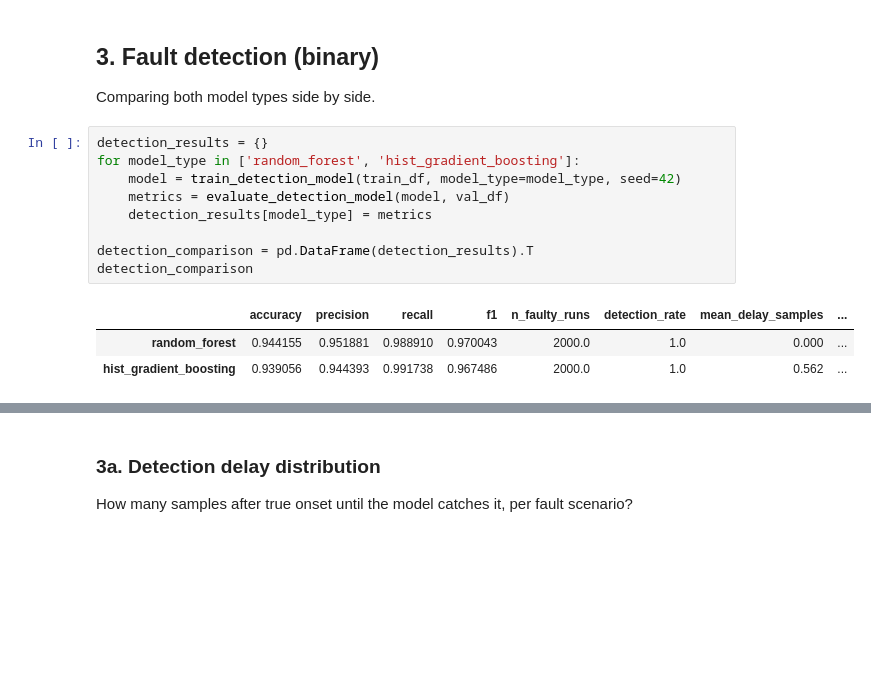
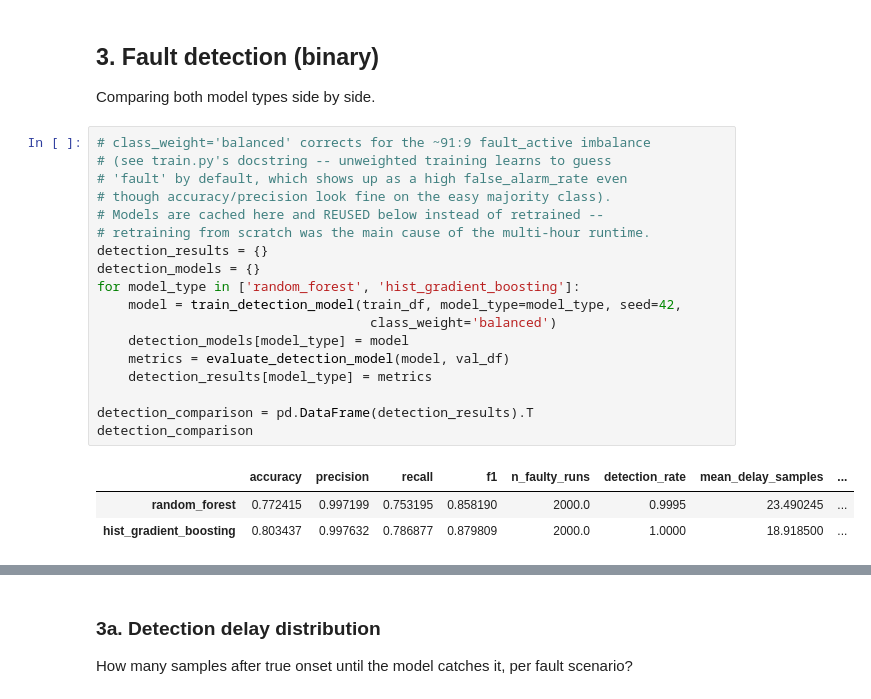
Before and after one commit to KCH390/tennessee-eastman-fdd, a Jupyter notebook: tennessee-eastman-fdd/notebooks/phase3_baseline_models.ipynb, the cells around one changed output, grey strips where cells are left out. Cells and saved outputs as stored; diff of their text form; blank space fills up the shorter version.

```diff
--- a/tennessee-eastman-fdd/notebooks/phase3_baseline_models.ipynb
+++ b/tennessee-eastman-fdd/notebooks/phase3_baseline_models.ipynb
@@ -78,19 +78,28 @@ Val:   1,050,000 rows across 2100 (fault, run) instances
 # %% [markdown]
 ## 3. Fault detection (binary)
 Comparing both model types side by side.
-# %%
-detection_results = {}
-for model_type in ['random_forest', 'hist_gradient_boosting']:
-    model = train_detection_model(train_df, model_type=model_type, seed=42)
-    metrics = evaluate_detection_model(model, val_df)
-    detection_results[model_type] = metrics
-
-detection_comparison = pd.DataFrame(detection_results).T
-detection_comparison
-# %% [output]
-|  | accuracy | precision | recall | f1 | n_faulty_runs | detection_rate | mean_delay_samples | ... |
-| random_forest | 0.944155 | 0.951881 | 0.988910 | 0.970043 | 2000.0 | 1.0 | 0.000 | ... |
-| hist_gradient_boosting | 0.939056 | 0.944393 | 0.991738 | 0.967486 | 2000.0 | 1.0 | 0.562 | ... |
+# %%
+# class_weight='balanced' corrects for the ~91:9 fault_active imbalance
+# (see train.py's docstring -- unweighted training learns to guess
+# 'fault' by default, which shows up as a high false_alarm_rate even
+# though accuracy/precision look fine on the easy majority class).
+# Models are cached here and REUSED below instead of retrained --
+# retraining from scratch was the main cause of the multi-hour runtime.
+detection_results = {}
+detection_models = {}
+for model_type in ['random_forest', 'hist_gradient_boosting']:
+    model = train_detection_model(train_df, model_type=model_type, seed=42,
+                                   class_weight='balanced')
+    detection_models[model_type] = model
+    metrics = evaluate_detection_model(model, val_df)
+    detection_results[model_type] = metrics
+
+detection_comparison = pd.DataFrame(detection_results).T
+detection_comparison
+# %% [output]
+|  | accuracy | precision | recall | f1 | n_faulty_runs | detection_rate | mean_delay_samples | ... |
+| random_forest | 0.772415 | 0.997199 | 0.753195 | 0.858190 | 2000.0 | 0.9995 | 23.490245 | ... |
+| hist_gradient_boosting | 0.803437 | 0.997632 | 0.786877 | 0.879809 | 2000.0 | 1.0000 | 18.918500 | ... |
 # %%
 fig, axes = plt.subplots(1, 2, figsize=(13, 5))
 metrics_to_plot = ['accuracy', 'precision', 'recall', 'f1']
```
Also changed, not shown: parts of 7 cells of this notebook, 2 other files.
